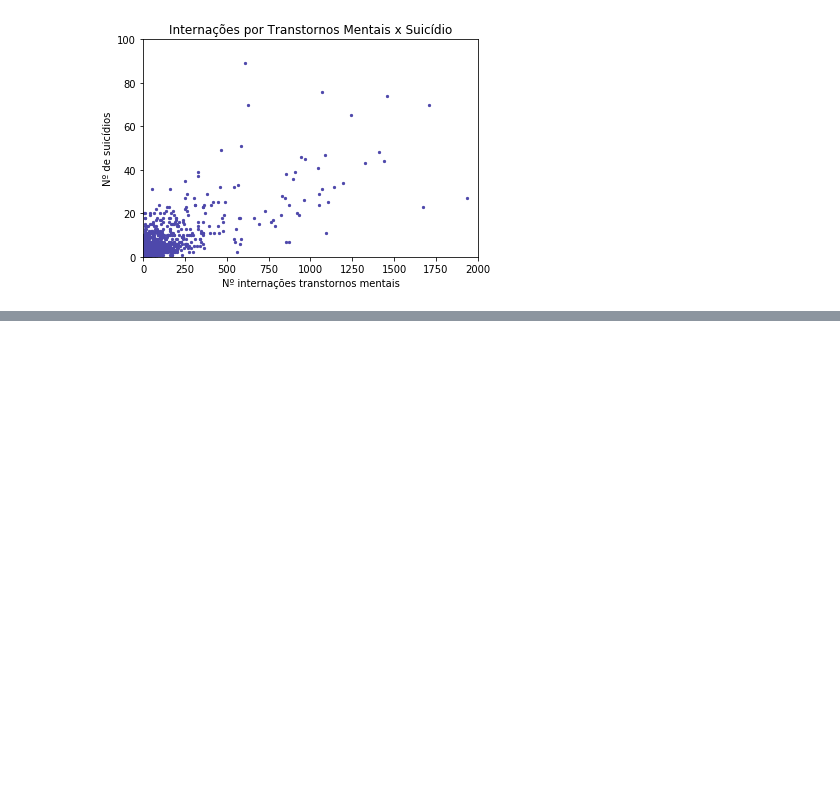
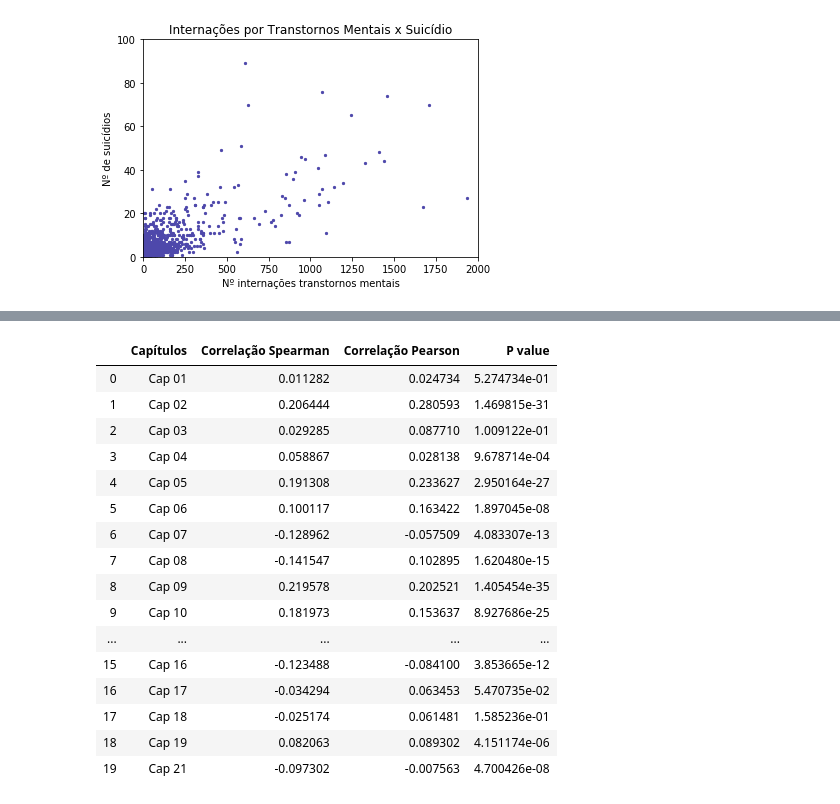
Before and after one commit to pypas/suicities-datasus, a Jupyter notebook: Spearman/spearman.ipynb, the cells around one changed output, grey strips where cells are left out. Cells and saved outputs as stored; diff of their text form; code cells hidden in the pictures; blank space fills up the shorter version.

```diff
--- a/Spearman/spearman.ipynb
+++ b/Spearman/spearman.ipynb
@@ -140,0 +272,3 @@ plt.rcParams['savefig.facecolor'] = '#33364f'
+# %%
+df_morb_hosp_res_2017 = pd.merge(df_morb_hosp_res_2017, suicide, left_on="MUNCOD", right_on="CODMUNRES", how="inner")
+df_morb_hosp_res_2017.head()
@@ -140,0 +282,3 @@ plt.rcParams['savefig.facecolor'] = '#33364f'
+# %%
+df_morb_hosp_res_2017 = df_morb_hosp_res_2017.replace('-', '0')
+df_morb_hosp_res_2017.head()
@@ -140,0 +292,9 @@ plt.rcParams['savefig.facecolor'] = '#33364f'
+# %%
+for chapter in range(1, 22):
+    if chapter == 20:
+        continue
+    else:
+        chapter_str = 'Cap {:02d}'.format(chapter)
+        df_morb_hosp_res_2017[chapter_str] = df_morb_hosp_res_2017[chapter_str].astype(np.int64) * 100000 / df_morb_hosp_res_2017['POPULACAO'].astype(np.int64)
+
+df_morb_hosp_res_2017.head()
@@ -140,0 +308,46 @@ plt.rcParams['savefig.facecolor'] = '#33364f'
+# %%
+chapter_list = []
+spearman_corrs_list = []
+p_value_list = []
+pearson_corrs_list = []
+
+for chapter in range(1, 22):
+    if chapter == 20:
+        continue
+    else:
+        chapter_str = 'Cap {:02d}'.format(chapter)
+        result = df_morb_hosp_res_2017[[chapter_str, 'SUICIDES']]
+
+        # Correlations
+        chapter_array = result.iloc[:,0].values
+        suicides_array = result.iloc[:,1].values
+        spearman_corr, p_value = spearmanr(chapter_array, suicides_array)
+        pearson_corr = result['SUICIDES'].astype(np.int64).corr(result[chapter_str].astype(np.int64))
+
+        # Append correlation
+        chapter_list.append(chapter_str)
+        spearman_corrs_list.append(spearman_corr)
+        p_value_list.append(p_value)
+        pearson_corrs_list.append(pearson_corr)
+# %%
+corrs_data = {'Capítulos': chapter_list, 'Correlação Spearman': spearman_corrs_list, 'Correlação Pearson': pearson_corrs_list, 'P value': p_value_list}
+corrs_df = pd.DataFrame(data=corrs_data)
+corrs_df
+# %% [output]
+|  | Capítulos | Correlação Spearman | Correlação Pearson | P value |
+| 0 | Cap 01 | 0.011282 | 0.024734 | 5.274734e-01 |
+| 1 | Cap 02 | 0.206444 | 0.280593 | 1.469815e-31 |
+| 2 | Cap 03 | 0.029285 | 0.087710 | 1.009122e-01 |
+| 3 | Cap 04 | 0.058867 | 0.028138 | 9.678714e-04 |
+| 4 | Cap 05 | 0.191308 | 0.233627 | 2.950164e-27 |
+| 5 | Cap 06 | 0.100117 | 0.163422 | 1.897045e-08 |
+| 6 | Cap 07 | -0.128962 | -0.057509 | 4.083307e-13 |
+| 7 | Cap 08 | -0.141547 | 0.102895 | 1.620480e-15 |
+| 8 | Cap 09 | 0.219578 | 0.202521 | 1.405454e-35 |
+| 9 | Cap 10 | 0.181973 | 0.153637 | 8.927686e-25 |
+| ... | ... | ... | ... | ... |
+| 15 | Cap 16 | -0.123488 | -0.084100 | 3.853665e-12 |
+| 16 | Cap 17 | -0.034294 | 0.063453 | 5.470735e-02 |
+| 17 | Cap 18 | -0.025174 | 0.061481 | 1.585236e-01 |
+| 18 | Cap 19 | 0.082063 | 0.089302 | 4.151174e-06 |
+| 19 | Cap 21 | -0.097302 | -0.007563 | 4.700426e-08 |
```
Also changed, not shown: parts of 27 cells of this notebook.
